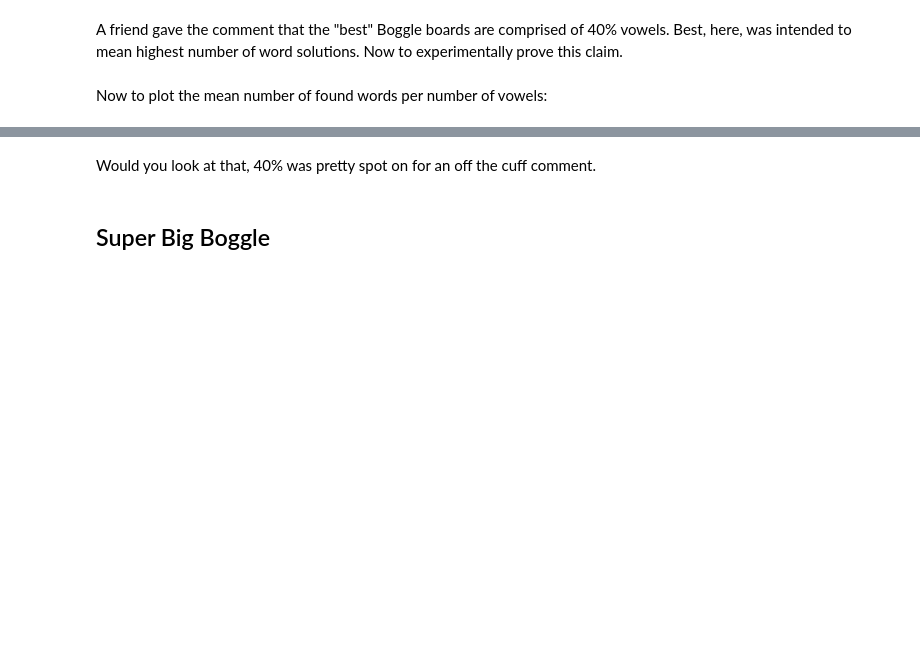
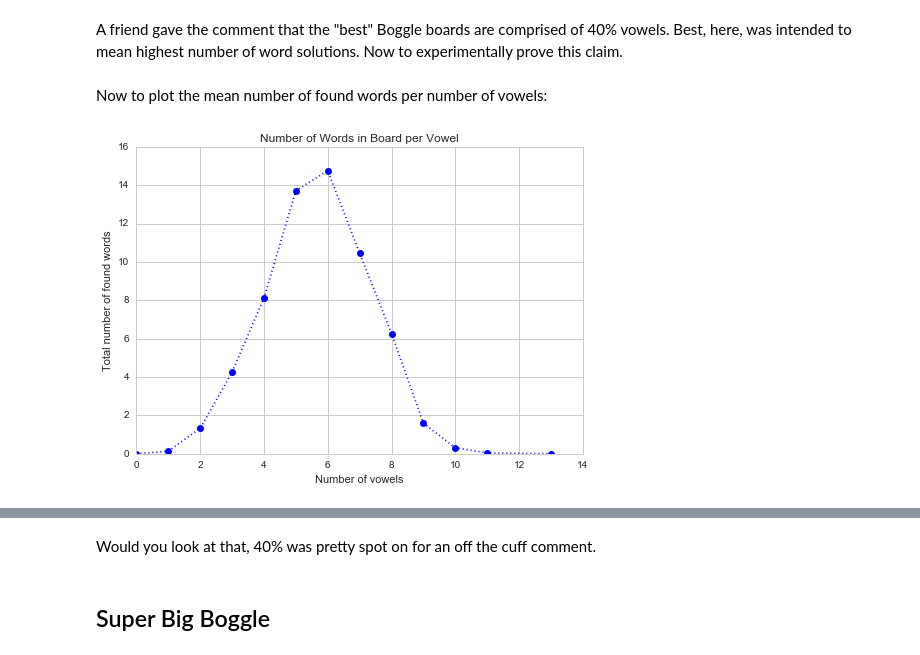
Before and after one commit to henrywallace/games, a Jupyter notebook: boggle/boggle.ipynb, the cells around one changed output, grey strips where cells are left out. Drawn from its saved outputs; the diff is of its cells as text; code cells hidden in the pictures; blank space fills up the shorter version.

```diff
--- a/boggle/boggle.ipynb
+++ b/boggle/boggle.ipynb
@@ -30 +61,20 @@ cubes = [('m', 'u', 'qu', 'h', 'n', 'i'),
+# %%
+cubes = [
+    ('a', 'a', 'e', 'e', 'g', 'n'),
+    ('a', 'b', 'b', 'j', 'o', 'o'),
+    ('a', 'c', 'h', 'o', 'p', 's'),
+    ('a', 'f', 'f', 'k', 'p', 's'),
+    ('a', 'o', 'o', 't', 't', 'w'),
+    ('c', 'i', 'm', 'o', 't', 'u'),
+    ('d', 'e', 'i', 'l', 'r', 'x'),
+    ('d', 'e', 'l', 'r', 'v', 'y'),
+    ('d', 'i', 's', 't', 't', 'y'),
+    ('e', 'e', 'g', 'h', 'n', 'w'),
+    ('e', 'e', 'i', 'n', 's', 'u'),
+    ('e', 'h', 'r', 't', 'v', 'w'),
+    ('e', 'i', 'o', 's', 's', 't'),
+    ('e', 'l', 'r', 't', 't', 'y'),
+    ('h', 'i', 'm', 'n', 'qu', 'u'),
+    ('h', 'l', 'n', 'n', 'r', 'z'),
+]
 # %% [markdown]
@@ -300,12 +352,14 @@ for _ in range(NBOARDS):
 # %% [markdown]
 Now to plot the mean number of found words per number of vowels:
 # %%
-x, y = zip(*data.items())
+x, y = zip(*sorted(data.items()))
 
 plt.plot(x, [t/NBOARDS for t in y], 'bo:')
 plt.title(r'Number of Words in Board per Vowel')
 plt.xlabel('Number of vowels')
 plt.ylabel('Total number of found words')
 plt.show()
+# %% [output]
+[figure, added]
 # %%
 6/16
```
Also changed, not shown: parts of 18 cells of this notebook.
